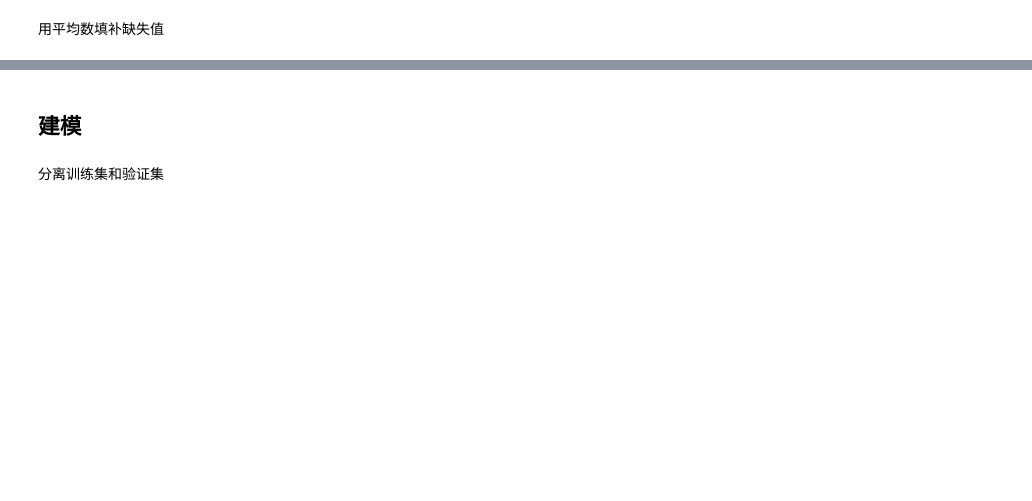
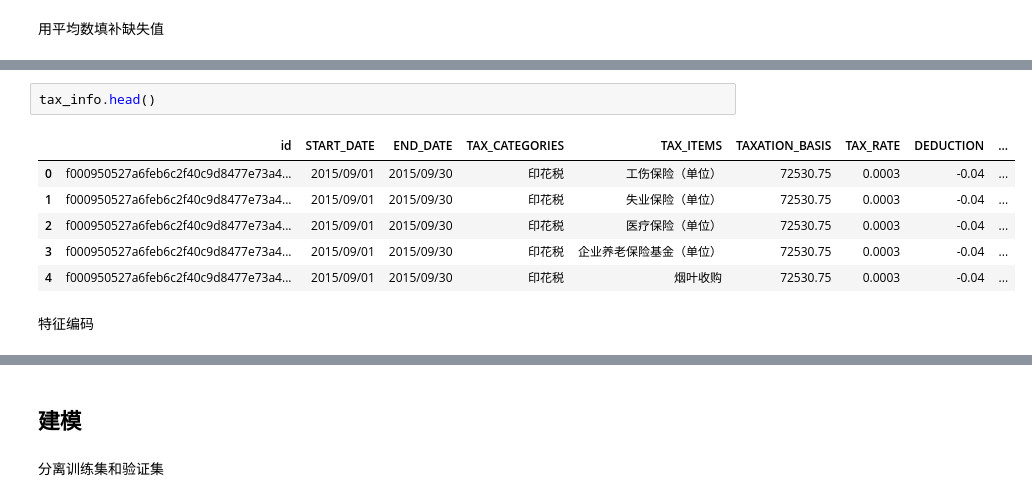
Before and after one commit to AmarKingso/DataMiningTraining, a Jupyter notebook: CCFCompetition/CCFCompetition.ipynb, the cells around one changed output, grey strips where cells are left out. Cells and saved outputs as stored; diff of their text form; blank space fills up the shorter version.

```diff
--- a/CCFCompetition/CCFCompetition.ipynb
+++ b/CCFCompetition/CCFCompetition.ipynb
@@ -371,0 +349,11 @@ data_set[empty_fea] = data_set[empty_fea].fillna(data_set[empty_fea].median())
+# %%
+tax_info.head()
+# %% [output]
+|  | id | START_DATE | END_DATE | TAX_CATEGORIES | TAX_ITEMS | TAXATION_BASIS | TAX_RATE | DEDUCTION | ... |
+| 0 | f000950527a6feb6c2f40c9d8477e73a4... | 2015/09/01 | 2015/09/30 | 印花税 | 工伤保险（单位） | 72530.75 | 0.0003 | -0.04 | ... |
+| 1 | f000950527a6feb6c2f40c9d8477e73a4... | 2015/09/01 | 2015/09/30 | 印花税 | 失业保险（单位） | 72530.75 | 0.0003 | -0.04 | ... |
+| 2 | f000950527a6feb6c2f40c9d8477e73a4... | 2015/09/01 | 2015/09/30 | 印花税 | 医疗保险（单位） | 72530.75 | 0.0003 | -0.04 | ... |
+| 3 | f000950527a6feb6c2f40c9d8477e73a4... | 2015/09/01 | 2015/09/30 | 印花税 | 企业养老保险基金（单位） | 72530.75 | 0.0003 | -0.04 | ... |
+| 4 | f000950527a6feb6c2f40c9d8477e73a4... | 2015/09/01 | 2015/09/30 | 印花税 | 烟叶收购 | 72530.75 | 0.0003 | -0.04 | ... |
+# %% [markdown]
+特征编码
```
Also changed, not shown: parts of 92 cells of this notebook.
